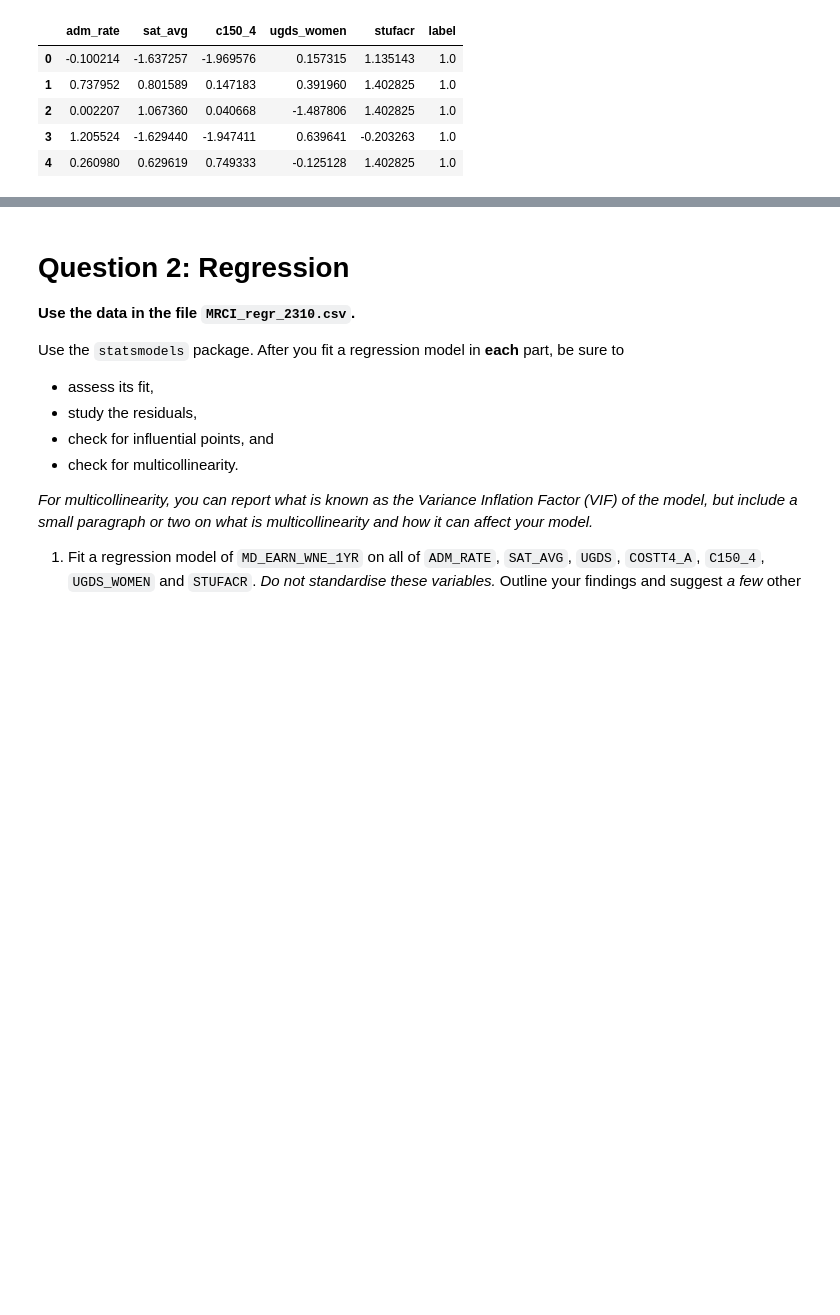
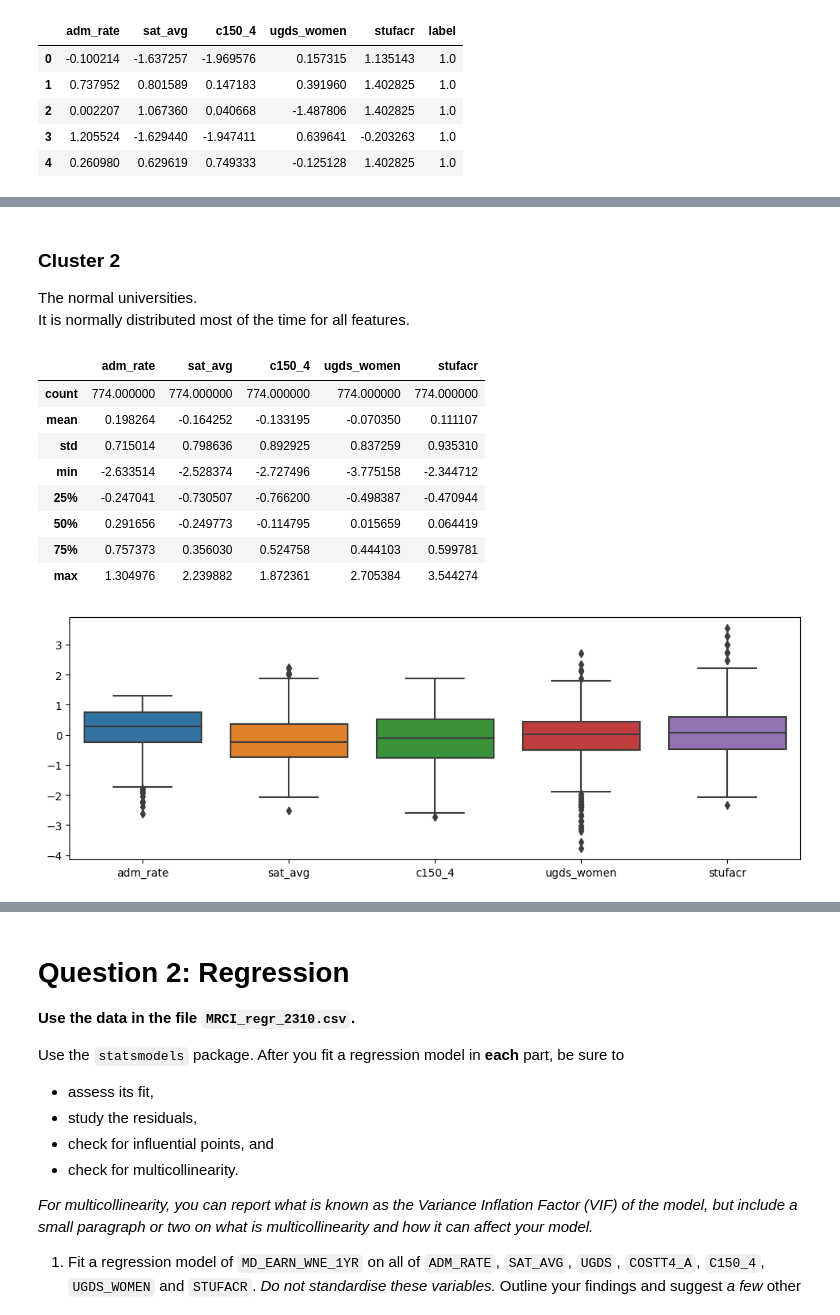
Before and after one commit to Luke-zm/Completed-Data-Courses-for-Masters, a Jupyter notebook: IND5003/take_home_exam/IND5003_THE_ZHONG_ZHIMING.ipynb, the cells around one changed output, grey strips where cells are left out. Cells and saved outputs as stored; diff of their text form; code cells hidden in the pictures; blank space fills up the shorter version.

```diff
--- a/IND5003/take_home_exam/IND5003_THE_ZHONG_ZHIMING.ipynb
+++ b/IND5003/take_home_exam/IND5003_THE_ZHONG_ZHIMING.ipynb
@@ -666,0 +604,21 @@ sns.scatterplot(data=clus_df, x="SAT_AVG", y="ADM_RATE")
+# %% [markdown]
+### Cluster 2
+The normal universities.
+It is normally distributed most of the time for all features.
+# %%
+c1_eucli_df = clus_eucli_res_df.loc[clus_eucli_res_df["label"]==1.0].drop(columns="label")
+# c1_eucli_df.drop(["label"], inplace=True)
+display(c1_eucli_df.describe())
+plt.figure(figsize=(12, 4))
+sns.boxplot(c1_eucli_df);
+# %% [output]
+|  | adm_rate | sat_avg | c150_4 | ugds_women | stufacr |
+| count | 774.000000 | 774.000000 | 774.000000 | 774.000000 | 774.000000 |
+| mean | 0.198264 | -0.164252 | -0.133195 | -0.070350 | 0.111107 |
+| std | 0.715014 | 0.798636 | 0.892925 | 0.837259 | 0.935310 |
+| min | -2.633514 | -2.528374 | -2.727496 | -3.775158 | -2.344712 |
+| 25% | -0.247041 | -0.730507 | -0.766200 | -0.498387 | -0.470944 |
+| 50% | 0.291656 | -0.249773 | -0.114795 | 0.015659 | 0.064419 |
+| 75% | 0.757373 | 0.356030 | 0.524758 | 0.444103 | 0.599781 |
+| max | 1.304976 | 2.239882 | 1.872361 | 2.705384 | 3.544274 |
+[figure, added]
```
Also changed, not shown: parts of 83 cells of this notebook.
